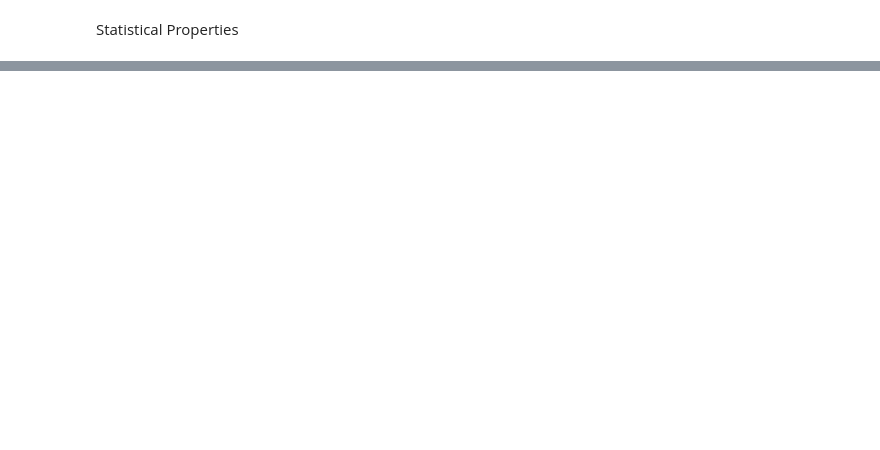
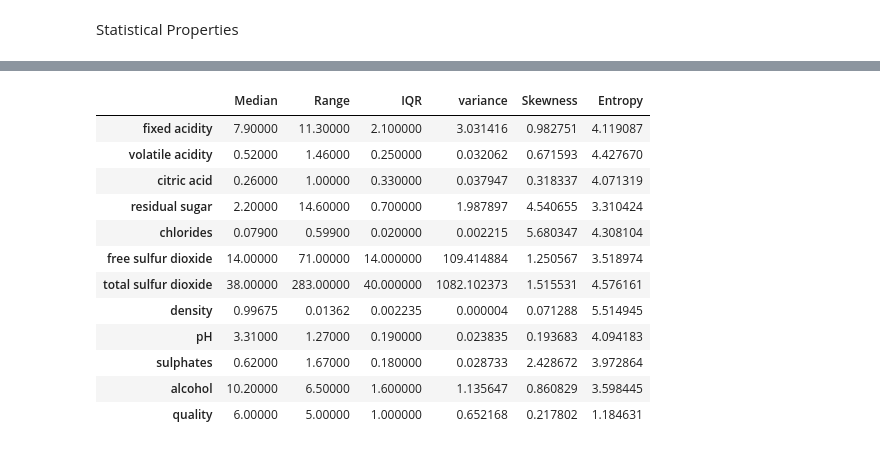
Before and after one commit to gsankarvg/Pattern-Rec---LC1, a Jupyter notebook: q5.ipynb, the cells around one changed output, grey strips where cells are left out. Saved outputs shown, nothing was run; the diff lists cells and outputs as text; code cells hidden in the pictures; blank space fills up the shorter version.

```diff
--- a/q5.ipynb
+++ b/q5.ipynb
@@ -6,8 +5,8 @@ from scipy.stats import entropy
 import matplotlib.pyplot as plt
 import seaborn as sns
 # %%
-wine = pd.read_csv('winequality-red.csv',sep=";")
-wine.head()
+wine_df = pd.read_csv('winequality-red.csv',sep=";")
+wine_df.head()
 # %% [output]
 |  | fixed acidity | volatile acidity | citric acid | residual sugar | chlorides | free sulfur dioxide | ... |
 | 0 | 7.4 | 0.70 | 0.00 | 1.9 | 0.076 | 11.0 | ... |
@@ -87,0 +69,24 @@ from sklearn.metrics import accuracy_score, classification_report
+# %%
+stats = pd.DataFrame()
+
+stats['Median'] = wine_df.median()
+stats['Range'] = wine_df.max() - wine_df.min()
+stats['IQR'] = wine_df.quantile(0.75) - wine_df.quantile(0.25)
+stats['variance'] = wine_df.var()
+stats['Skewness'] = wine_df.skew()
+stats['Entropy'] = wine_df.apply(lambda x: entropy(x.value_counts()))
+stats
+# %% [output]
+|  | Median | Range | IQR | variance | Skewness | Entropy |
+| fixed acidity | 7.90000 | 11.30000 | 2.100000 | 3.031416 | 0.982751 | 4.119087 |
+| volatile acidity | 0.52000 | 1.46000 | 0.250000 | 0.032062 | 0.671593 | 4.427670 |
+| citric acid | 0.26000 | 1.00000 | 0.330000 | 0.037947 | 0.318337 | 4.071319 |
+| residual sugar | 2.20000 | 14.60000 | 0.700000 | 1.987897 | 4.540655 | 3.310424 |
+| chlorides | 0.07900 | 0.59900 | 0.020000 | 0.002215 | 5.680347 | 4.308104 |
+| free sulfur dioxide | 14.00000 | 71.00000 | 14.000000 | 109.414884 | 1.250567 | 3.518974 |
+| total sulfur dioxide | 38.00000 | 283.00000 | 40.000000 | 1082.102373 | 1.515531 | 4.576161 |
+| density | 0.99675 | 0.01362 | 0.002235 | 0.000004 | 0.071288 | 5.514945 |
+| pH | 3.31000 | 1.27000 | 0.190000 | 0.023835 | 0.193683 | 4.094183 |
+| sulphates | 0.62000 | 1.67000 | 0.180000 | 0.028733 | 2.428672 | 3.972864 |
+| alcohol | 10.20000 | 6.50000 | 1.600000 | 1.135647 | 0.860829 | 3.598445 |
+| quality | 6.00000 | 5.00000 | 1.000000 | 0.652168 | 0.217802 | 1.184631 |
```
Also changed, not shown: parts of 25 cells of this notebook, 7 other files.
